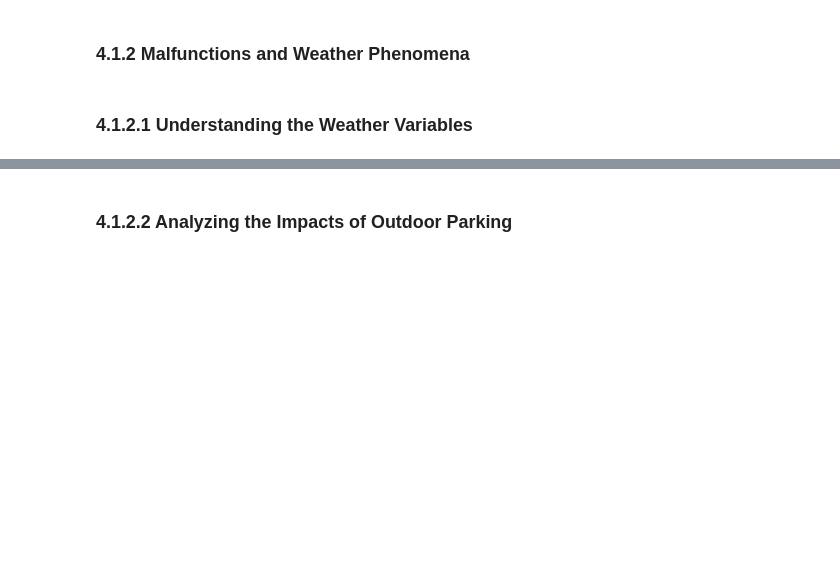
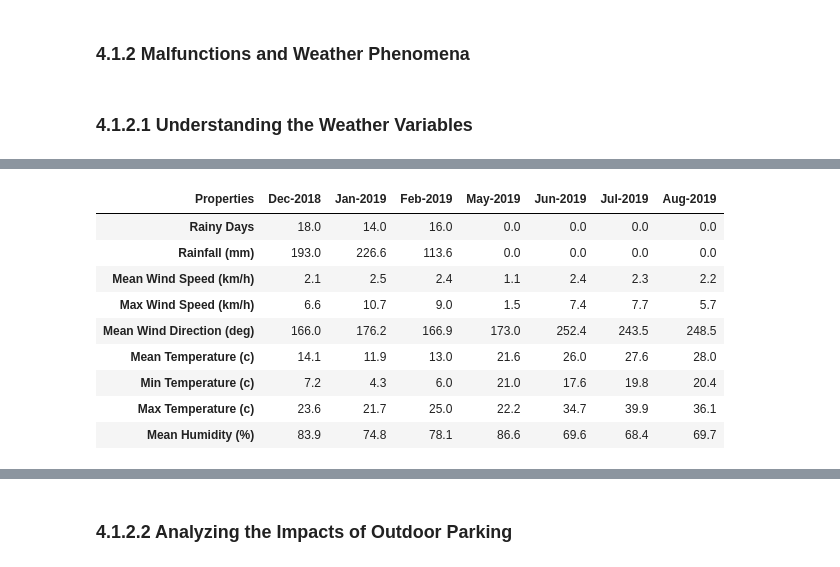
Before and after one commit to elront/Data_Sceince_Project, a Jupyter notebook: Data_science_workshop_project.ipynb, the cells around one changed output, grey strips where cells are left out. Saved outputs shown, nothing was run; the diff lists cells and outputs as text; code cells hidden in the pictures; blank space fills up the shorter version.

```diff
--- a/Data_science_workshop_project.ipynb
+++ b/Data_science_workshop_project.ipynb
@@ -2076,0 +2202,13 @@ plot_hand_interval_malf_system(unified_malf_parking_df, 1, "Ramat David Air Forc
+# %%
+display_weather_statistics_per_station(meterological_df_2019, "NEWE YAAR")
+# %% [output]
+| Properties | Dec-2018 | Jan-2019 | Feb-2019 | May-2019 | Jun-2019 | Jul-2019 | Aug-2019 |
+| Rainy Days | 18.0 | 14.0 | 16.0 | 0.0 | 0.0 | 0.0 | 0.0 |
+| Rainfall (mm) | 193.0 | 226.6 | 113.6 | 0.0 | 0.0 | 0.0 | 0.0 |
+| Mean Wind Speed (km/h) | 2.1 | 2.5 | 2.4 | 1.1 | 2.4 | 2.3 | 2.2 |
+| Max Wind Speed (km/h) | 6.6 | 10.7 | 9.0 | 1.5 | 7.4 | 7.7 | 5.7 |
+| Mean Wind Direction (deg) | 166.0 | 176.2 | 166.9 | 173.0 | 252.4 | 243.5 | 248.5 |
+| Mean Temperature (c) | 14.1 | 11.9 | 13.0 | 21.6 | 26.0 | 27.6 | 28.0 |
+| Min Temperature (c) | 7.2 | 4.3 | 6.0 | 21.0 | 17.6 | 19.8 | 20.4 |
+| Max Temperature (c) | 23.6 | 21.7 | 25.0 | 22.2 | 34.7 | 39.9 | 36.1 |
+| Mean Humidity (%) | 83.9 | 74.8 | 78.1 | 86.6 | 69.6 | 68.4 | 69.7 |
```
Also changed, not shown: parts of 18 cells of this notebook.
